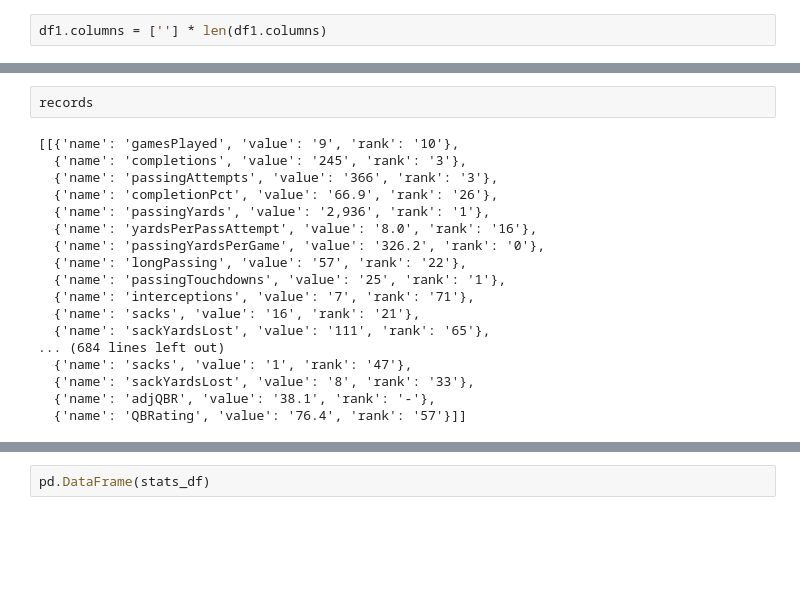
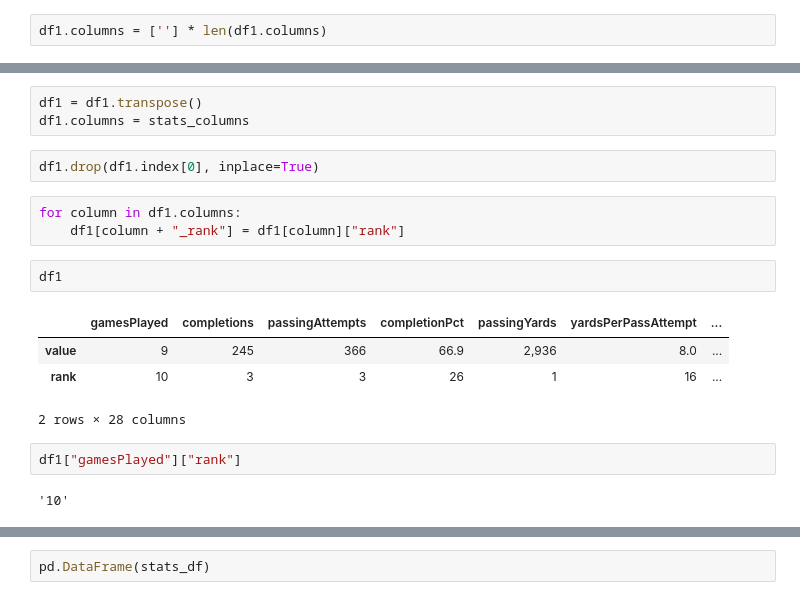
Before and after one commit to akeeme/nfl-api, a Jupyter notebook: api.ipynb, the cells around one changed output, grey strips where cells are left out. Cells and saved outputs as stored; diff of their text form; blank space fills up the shorter version.

```diff
--- a/api.ipynb
+++ b/api.ipynb
@@ -93,20 +124,19 @@ df1.transpose()
-# %%
-records
-# %% [output]
-[[{'name': 'gamesPlayed', 'value': '9', 'rank': '10'},
-  {'name': 'completions', 'value': '245', 'rank': '3'},
-  {'name': 'passingAttempts', 'value': '366', 'rank': '3'},
-  {'name': 'completionPct', 'value': '66.9', 'rank': '26'},
-  {'name': 'passingYards', 'value': '2,936', 'rank': '1'},
-  {'name': 'yardsPerPassAttempt', 'value': '8.0', 'rank': '16'},
-  {'name': 'passingYardsPerGame', 'value': '326.2', 'rank': '0'},
-  {'name': 'longPassing', 'value': '57', 'rank': '22'},
-  {'name': 'passingTouchdowns', 'value': '25', 'rank': '1'},
-  {'name': 'interceptions', 'value': '7', 'rank': '71'},
-  {'name': 'sacks', 'value': '16', 'rank': '21'},
-  {'name': 'sackYardsLost', 'value': '111', 'rank': '65'},
-... (684 lines left out)
-  {'name': 'sacks', 'value': '1', 'rank': '47'},
-  {'name': 'sackYardsLost', 'value': '8', 'rank': '33'},
-  {'name': 'adjQBR', 'value': '38.1', 'rank': '-'},
-  {'name': 'QBRating', 'value': '76.4', 'rank': '57'}]]
+# %%
+df1 = df1.transpose()
+df1.columns = stats_columns
+# %%
+df1.drop(df1.index[0], inplace=True)
+# %%
+for column in df1.columns:
+    df1[column + "_rank"] = df1[column]["rank"]
+# %%
+df1
+# %% [output]
+|  | gamesPlayed | completions | passingAttempts | completionPct | passingYards | yardsPerPassAttempt | ... |
+| value | 9 | 245 | 366 | 66.9 | 2,936 | 8.0 | ... |
+| rank | 10 | 3 | 3 | 26 | 1 | 16 | ... |
+2 rows × 28 columns
+# %%
+df1["gamesPlayed"]["rank"]
+# %% [output]
+'10'
```
Also changed, not shown: parts of 4 cells of this notebook, 2 other files.
